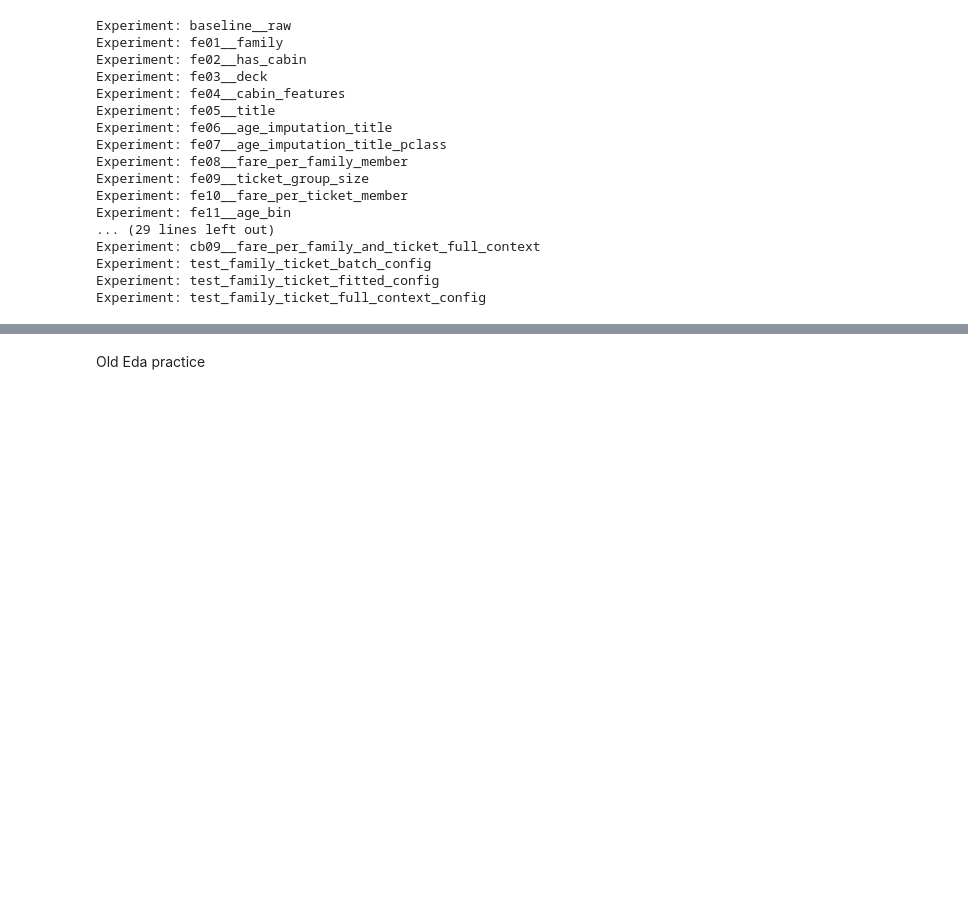
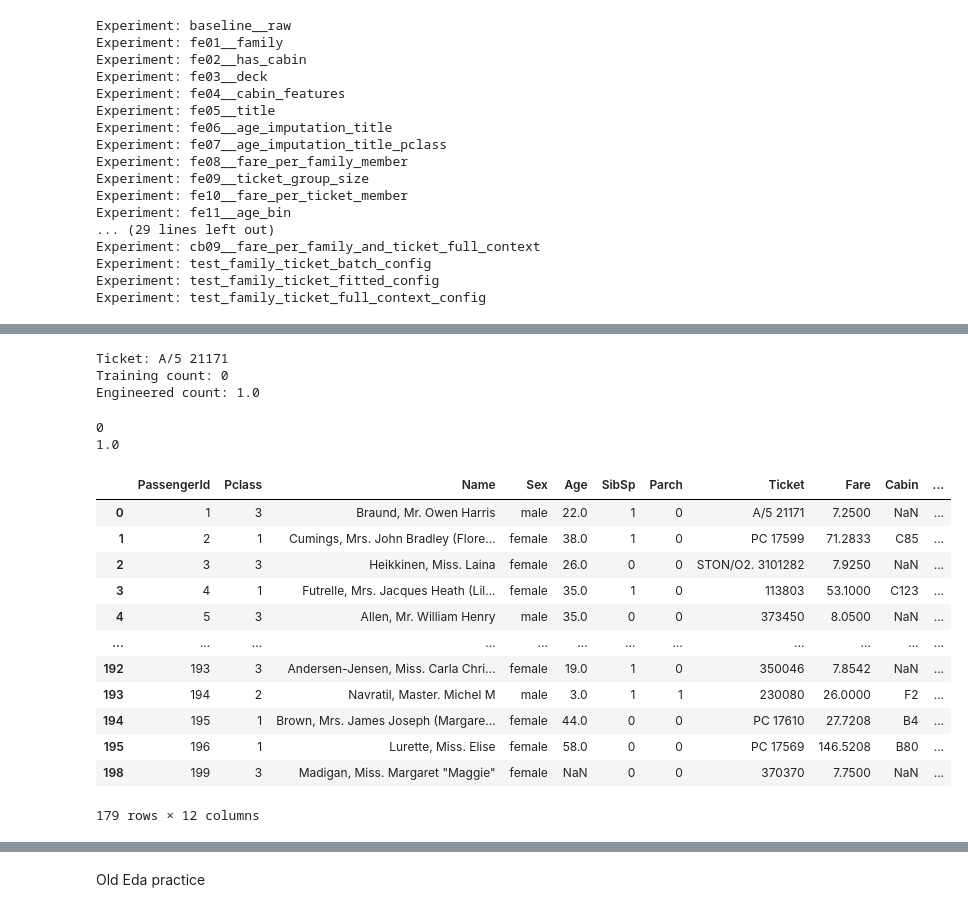
Before and after one commit to DerickRedDanger/Machine_learning, a Jupyter notebook: Titanic/notebooks/exploration.ipynb, the cells around one changed output, grey strips where cells are left out. Drawn from its saved outputs; the diff is of its cells as text; code cells hidden in the pictures; blank space fills up the shorter version.

```diff
--- a/Titanic/notebooks/exploration.ipynb
+++ b/Titanic/notebooks/exploration.ipynb
@@ -155,0 +172,8 @@ Current leaderboard:
+# %%
+inspection = inspect_experiment_fold(
+    df=train_df,
+    experiments=ALL_EXPERIMENTS["test_family_ticket_full_context_config"],
+    target="Survived",
+    context_df=test_df,
+    fold=0,
+)
@@ -155,0 +189,69 @@ Current leaderboard:
+# %%
+train = inspection["X_train_cv_input"]
+validation = inspection[
+    "X_validation_engineered"
+]
+
+row = validation.iloc[0]
+
+ticket = row["Ticket"]
+
+print(
+    "Ticket:",
+    ticket,
+)
+
+print(
+    "Training count:",
+    train["Ticket"].eq(ticket).sum(),
+)
+
+print(
+    "Engineered count:",
+    row["TicketGroupSize"],
+)
+# %% [output]
+Ticket: A/5 21171
+Training count: 0
+Engineered count: 1.0
+# %%
+validation_raw = inspection[
+    "X_train_cv_input"
+]
+
+validation = inspection[
+    "X_validation_engineered"
+]
+
+row = validation.iloc[0]
+ticket = row["Ticket"]
+
+print(
+    validation_raw["Ticket"]
+    .eq(ticket)
+    .sum()
+)
+
+print(
+    row["TicketGroupSize"]
+)
+# %% [output]
+0
+1.0
+# %%
+inspection["X_train_cv_input"]
+inspection["X_validation_cv_input"]
+# %% [output]
+|  | PassengerId | Pclass | Name | Sex | Age | SibSp | Parch | Ticket | Fare | Cabin | ... |
+| 0 | 1 | 3 | Braund, Mr. Owen Harris | male | 22.0 | 1 | 0 | A/5 21171 | 7.2500 | NaN | ... |
+| 1 | 2 | 1 | Cumings, Mrs. John Bradley (Flore... | female | 38.0 | 1 | 0 | PC 17599 | 71.2833 | C85 | ... |
+| 2 | 3 | 3 | Heikkinen, Miss. Laina | female | 26.0 | 0 | 0 | STON/O2. 3101282 | 7.9250 | NaN | ... |
+| 3 | 4 | 1 | Futrelle, Mrs. Jacques Heath (Lil... | female | 35.0 | 1 | 0 | 113803 | 53.1000 | C123 | ... |
+| 4 | 5 | 3 | Allen, Mr. William Henry | male | 35.0 | 0 | 0 | 373450 | 8.0500 | NaN | ... |
+| ... | ... | ... | ... | ... | ... | ... | ... | ... | ... | ... | ... |
+| 192 | 193 | 3 | Andersen-Jensen, Miss. Carla Chri... | female | 19.0 | 1 | 0 | 350046 | 7.8542 | NaN | ... |
+| 193 | 194 | 2 | Navratil, Master. Michel M | male | 3.0 | 1 | 1 | 230080 | 26.0000 | F2 | ... |
+| 194 | 195 | 1 | Brown, Mrs. James Joseph (Margare... | female | 44.0 | 0 | 0 | PC 17610 | 27.7208 | B4 | ... |
+| 195 | 196 | 1 | Lurette, Miss. Elise | female | 58.0 | 0 | 0 | PC 17569 | 146.5208 | B80 | ... |
+| 198 | 199 | 3 | Madigan, Miss. Margaret "Maggie" | female | NaN | 0 | 0 | 370370 | 7.7500 | NaN | ... |
+179 rows × 12 columns
```
Also changed, not shown: parts of 10 cells of this notebook, 7 other files.
